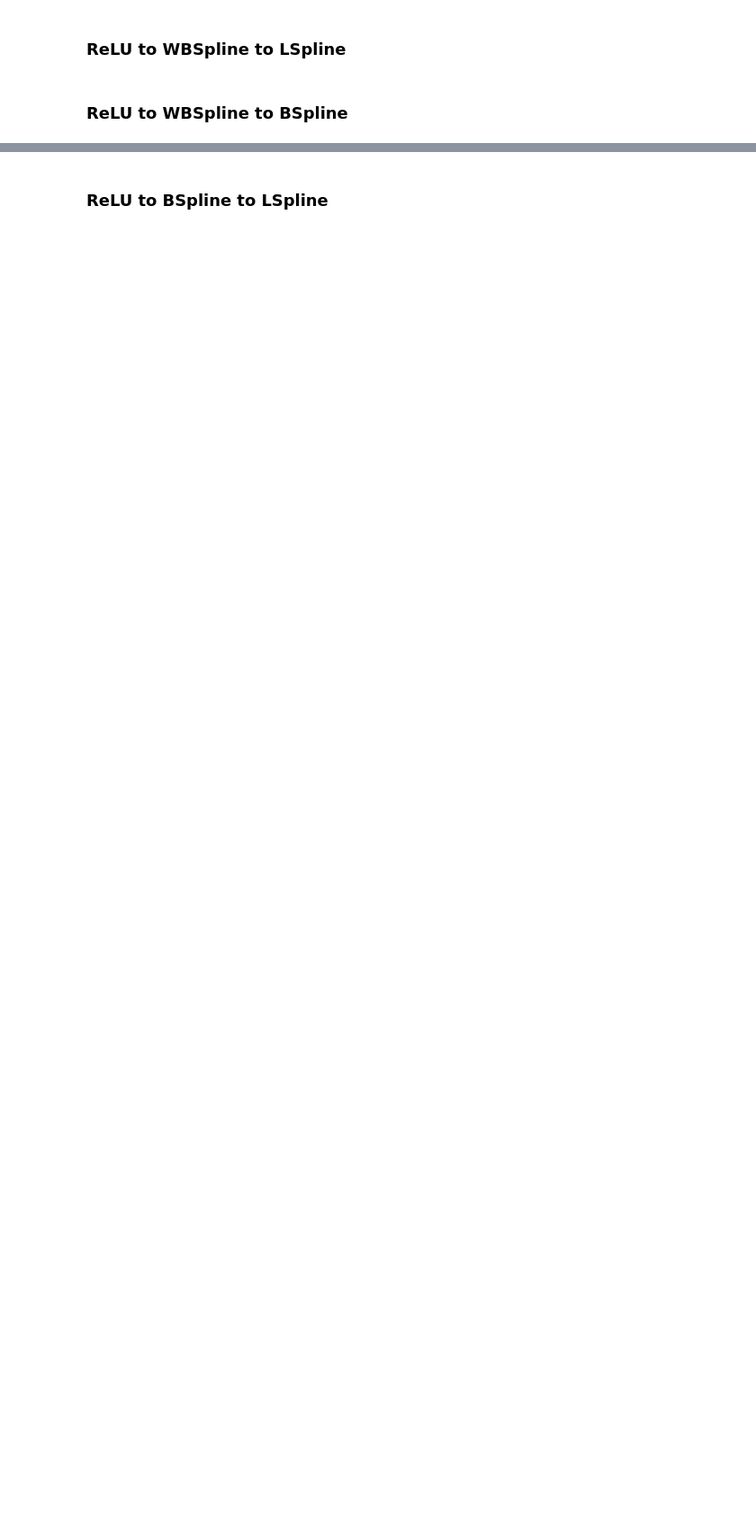
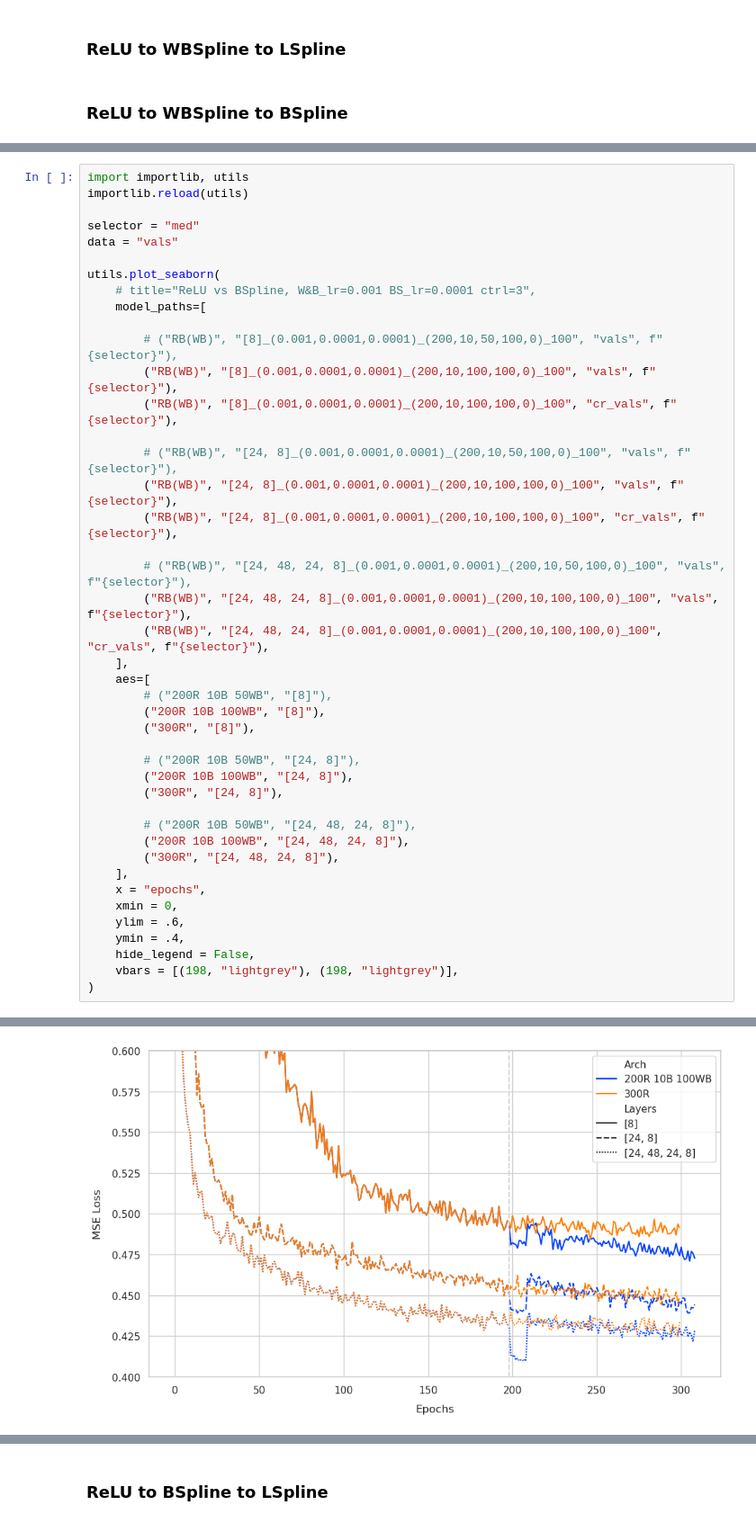
Before and after one commit to liam-hp/deepsplines-thesis, a Jupyter notebook: graphs.ipynb, the cells around one changed output, grey strips where cells are left out. Shown at 90% size. Drawn from its saved outputs; the diff is of its cells as text; blank space fills up the shorter version.

```diff
--- a/graphs.ipynb
+++ b/graphs.ipynb
@@ -653,0 +694,44 @@ KeyError: 'cr_vals'
+# %%
+import importlib, utils
+importlib.reload(utils)
+
+selector = "med"
+data = "vals"
+
+utils.plot_seaborn(
+    # title="ReLU vs BSpline, W&B_lr=0.001 BS_lr=0.0001 ctrl=3",
+    model_paths=[
+
+        # ("RB(WB)", "[8]_(0.001,0.0001,0.0001)_(200,10,50,100,0)_100", "vals", f"{selector}"),
+        ("RB(WB)", "[8]_(0.001,0.0001,0.0001)_(200,10,100,100,0)_100", "vals", f"{selector}"),
+        ("RB(WB)", "[8]_(0.001,0.0001,0.0001)_(200,10,100,100,0)_100", "cr_vals", f"{selector}"),
+
+        # ("RB(WB)", "[24, 8]_(0.001,0.0001,0.0001)_(200,10,50,100,0)_100", "vals", f"{selector}"),
+        ("RB(WB)", "[24, 8]_(0.001,0.0001,0.0001)_(200,10,100,100,0)_100", "vals", f"{selector}"),
+        ("RB(WB)", "[24, 8]_(0.001,0.0001,0.0001)_(200,10,100,100,0)_100", "cr_vals", f"{selector}"),
+
+        # ("RB(WB)", "[24, 48, 24, 8]_(0.001,0.0001,0.0001)_(200,10,50,100,0)_100", "vals", f"{selector}"),
+        ("RB(WB)", "[24, 48, 24, 8]_(0.001,0.0001,0.0001)_(200,10,100,100,0)_100", "vals", f"{selector}"),
+        ("RB(WB)", "[24, 48, 24, 8]_(0.001,0.0001,0.0001)_(200,10,100,100,0)_100", "cr_vals", f"{selector}"),
+    ],
+    aes=[
+        # ("200R 10B 50WB", "[8]"),
+        ("200R 10B 100WB", "[8]"),
+        ("300R", "[8]"),
+
+        # ("200R 10B 50WB", "[24, 8]"),
+        ("200R 10B 100WB", "[24, 8]"),
+        ("300R", "[24, 8]"),
+
+        # ("200R 10B 50WB", "[24, 48, 24, 8]"),
+        ("200R 10B 100WB", "[24, 48, 24, 8]"),
+        ("300R", "[24, 48, 24, 8]"),
+    ],
+    x = "epochs",
+    xmin = 0,
+    ylim = .6,
+    ymin = .4,
+    hide_legend = False,
+    vbars = [(198, "lightgrey"), (198, "lightgrey")],
+)
+# %% [output]
@@ -653,0 +744 @@ KeyError: 'cr_vals'
+[figure, added]
```
Also changed, not shown: parts of 28 cells of this notebook, 3 other files.
